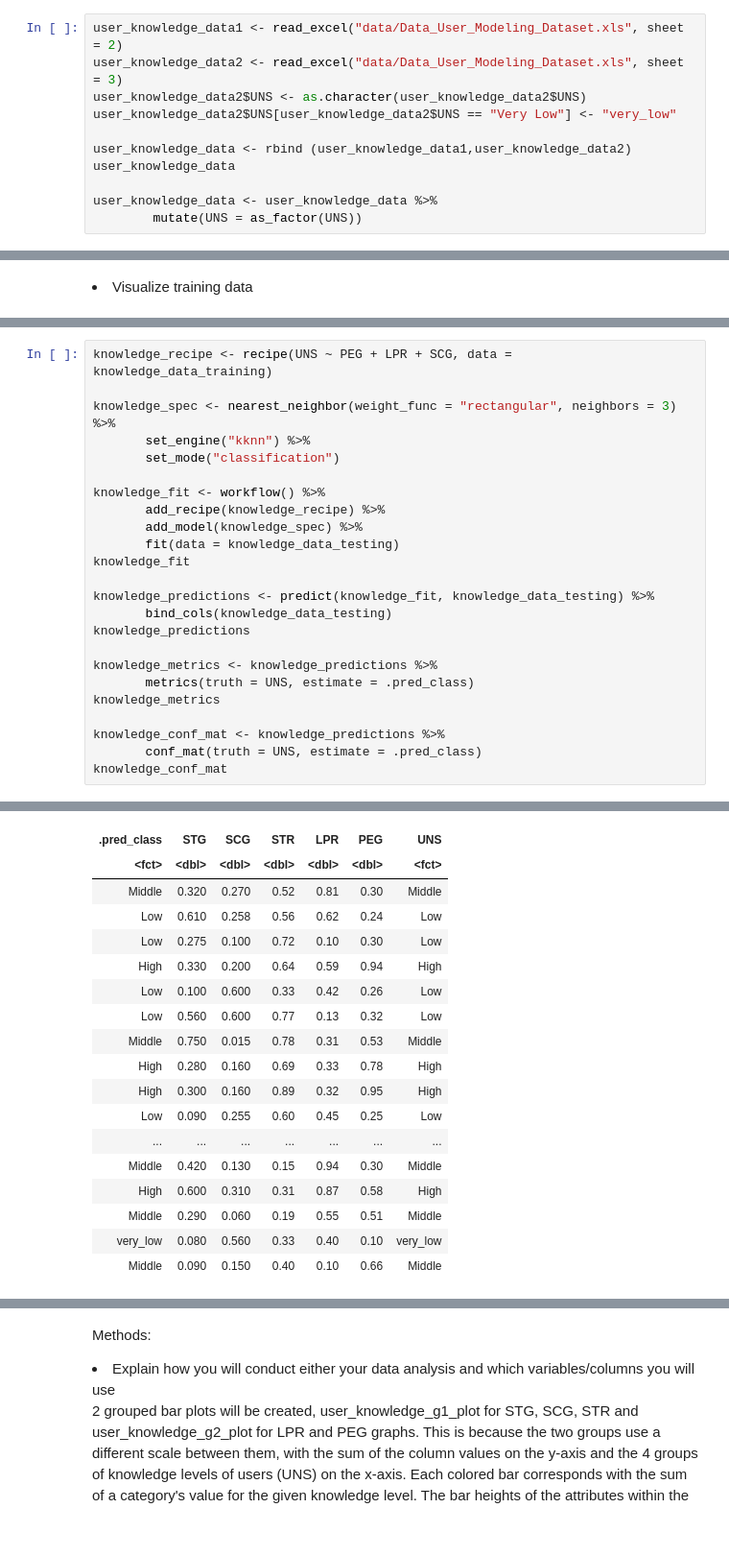
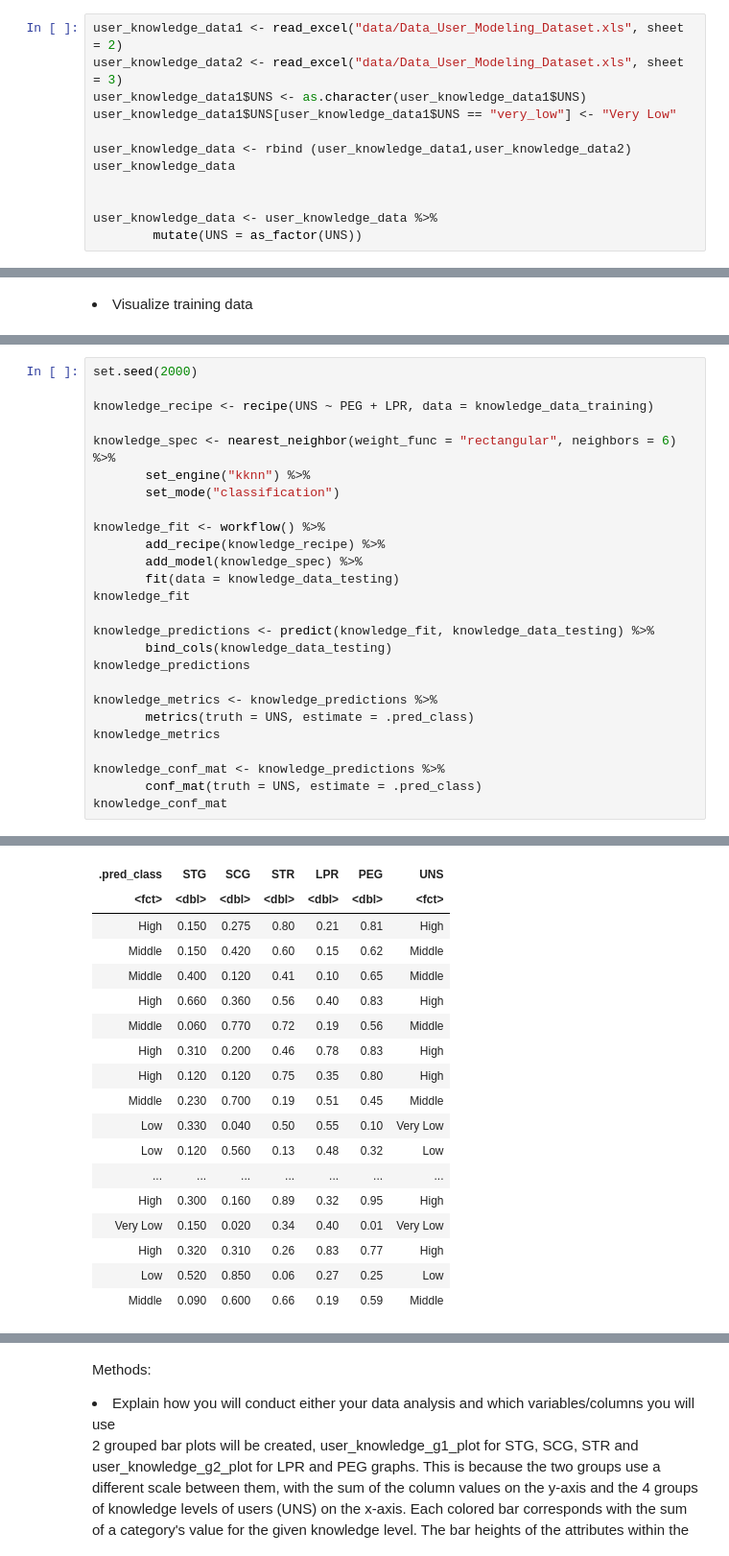
Before and after one commit to moirarenata/Analysis-of-Attributes-Relating-to-User-Knowledge-Levels-Pertaining-to-DC-Machines-in-a-Given-Datase, a Jupyter notebook: project_actual_allvalues.ipynb, the cells around one changed output, grey strips where cells are left out. Shown at 96% size. Cells and saved outputs as stored; diff of their text form.

```diff
--- a/project_actual_allvalues.ipynb
+++ b/project_actual_allvalues.ipynb
@@ -85,12 +85,13 @@ Making 'packages.html' ...
 # %%
 user_knowledge_data1 <- read_excel("data/Data_User_Modeling_Dataset.xls", sheet = 2)
 user_knowledge_data2 <- read_excel("data/Data_User_Modeling_Dataset.xls", sheet = 3)
-user_knowledge_data2$UNS <- as.character(user_knowledge_data2$UNS)
-user_knowledge_data2$UNS[user_knowledge_data2$UNS == "Very Low"] <- "very_low"
+user_knowledge_data1$UNS <- as.character(user_knowledge_data1$UNS)
+user_knowledge_data1$UNS[user_knowledge_data1$UNS == "very_low"] <- "Very Low"
 
 user_knowledge_data <- rbind (user_knowledge_data1,user_knowledge_data2)
 user_knowledge_data
 
+
 user_knowledge_data <- user_knowledge_data %>%
         mutate(UNS = as_factor(UNS))
 # %% [output]
@@ -350,7 +495,9 @@ accuracies_plot
 # %%
-knowledge_recipe <- recipe(UNS ~ PEG + LPR + SCG, data = knowledge_data_training)
+set.seed(2000)
 
-knowledge_spec <- nearest_neighbor(weight_func = "rectangular", neighbors = 3) %>%
+knowledge_recipe <- recipe(UNS ~ PEG + LPR, data = knowledge_data_training)
+
+knowledge_spec <- nearest_neighbor(weight_func = "rectangular", neighbors = 6) %>%
        set_engine("kknn") %>%
        set_mode("classification")
 
@@ -391,22 +538,22 @@ Best k: 3
 A tibble: 99 × 7
 | .pred_class | STG | SCG | STR | LPR | PEG | UNS |
 | <fct> | <dbl> | <dbl> | <dbl> | <dbl> | <dbl> | <fct> |
-| Middle | 0.320 | 0.270 | 0.52 | 0.81 | 0.30 | Middle |
-| Low | 0.610 | 0.258 | 0.56 | 0.62 | 0.24 | Low |
-| Low | 0.275 | 0.100 | 0.72 | 0.10 | 0.30 | Low |
-| High | 0.330 | 0.200 | 0.64 | 0.59 | 0.94 | High |
-| Low | 0.100 | 0.600 | 0.33 | 0.42 | 0.26 | Low |
-| Low | 0.560 | 0.600 | 0.77 | 0.13 | 0.32 | Low |
-| Middle | 0.750 | 0.015 | 0.78 | 0.31 | 0.53 | Middle |
-| High | 0.280 | 0.160 | 0.69 | 0.33 | 0.78 | High |
+| High | 0.150 | 0.275 | 0.80 | 0.21 | 0.81 | High |
+| Middle | 0.150 | 0.420 | 0.60 | 0.15 | 0.62 | Middle |
+| Middle | 0.400 | 0.120 | 0.41 | 0.10 | 0.65 | Middle |
+| High | 0.660 | 0.360 | 0.56 | 0.40 | 0.83 | High |
+| Middle | 0.060 | 0.770 | 0.72 | 0.19 | 0.56 | Middle |
+| High | 0.310 | 0.200 | 0.46 | 0.78 | 0.83 | High |
+| High | 0.120 | 0.120 | 0.75 | 0.35 | 0.80 | High |
+| Middle | 0.230 | 0.700 | 0.19 | 0.51 | 0.45 | Middle |
+| Low | 0.330 | 0.040 | 0.50 | 0.55 | 0.10 | Very Low |
+| Low | 0.120 | 0.560 | 0.13 | 0.48 | 0.32 | Low |
+| ... | ... | ... | ... | ... | ... | ... |
 | High | 0.300 | 0.160 | 0.89 | 0.32 | 0.95 | High |
-| Low | 0.090 | 0.255 | 0.60 | 0.45 | 0.25 | Low |
-| ... | ... | ... | ... | ... | ... | ... |
-| Middle | 0.420 | 0.130 | 0.15 | 0.94 | 0.30 | Middle |
-| High | 0.600 | 0.310 | 0.31 | 0.87 | 0.58 | High |
-| Middle | 0.290 | 0.060 | 0.19 | 0.55 | 0.51 | Middle |
-| very_low | 0.080 | 0.560 | 0.33 | 0.40 | 0.10 | very_low |
-| Middle | 0.090 | 0.150 | 0.40 | 0.10 | 0.66 | Middle |
+| Very Low | 0.150 | 0.020 | 0.34 | 0.40 | 0.01 | Very Low |
+| High | 0.320 | 0.310 | 0.26 | 0.83 | 0.77 | High |
+| Low | 0.520 | 0.850 | 0.06 | 0.27 | 0.25 | Low |
+| Middle | 0.090 | 0.600 | 0.66 | 0.19 | 0.59 | Middle |
 A tibble: 2 × 3
 | .metric | .estimator | .estimate |
 | <chr> | <chr> | <dbl> |
```
Also changed, not shown: parts of 24 cells of this notebook.
